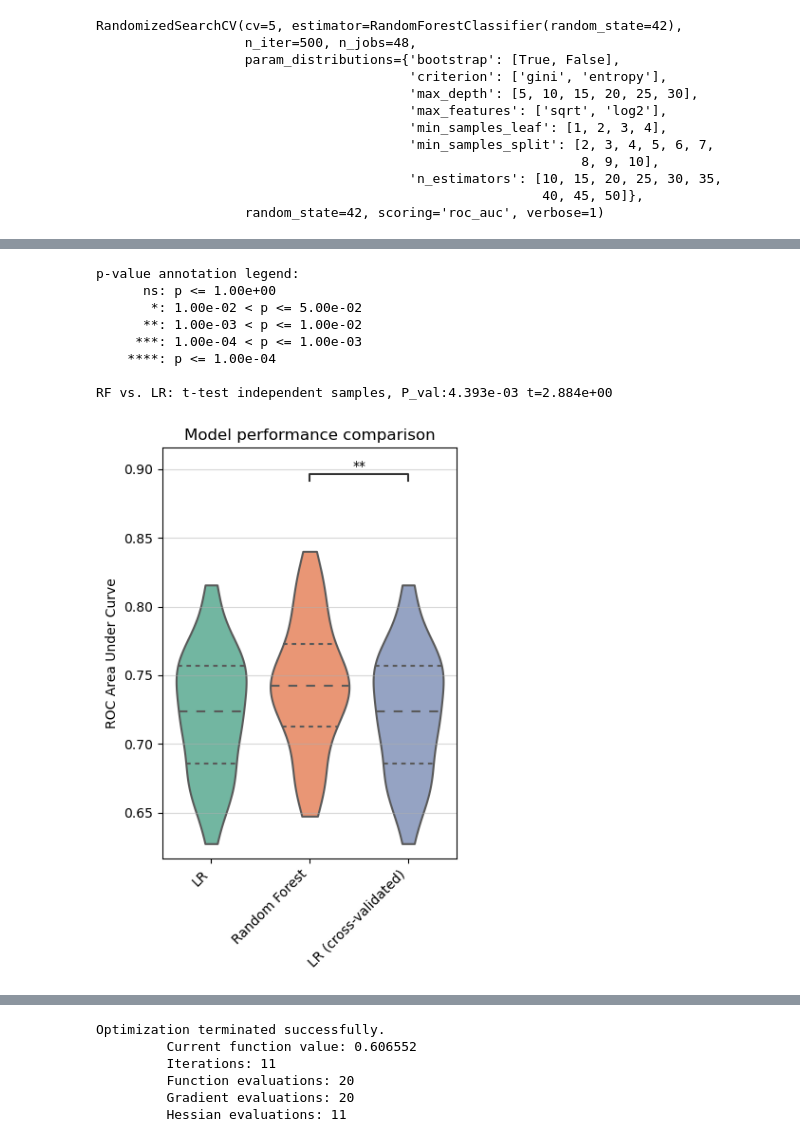
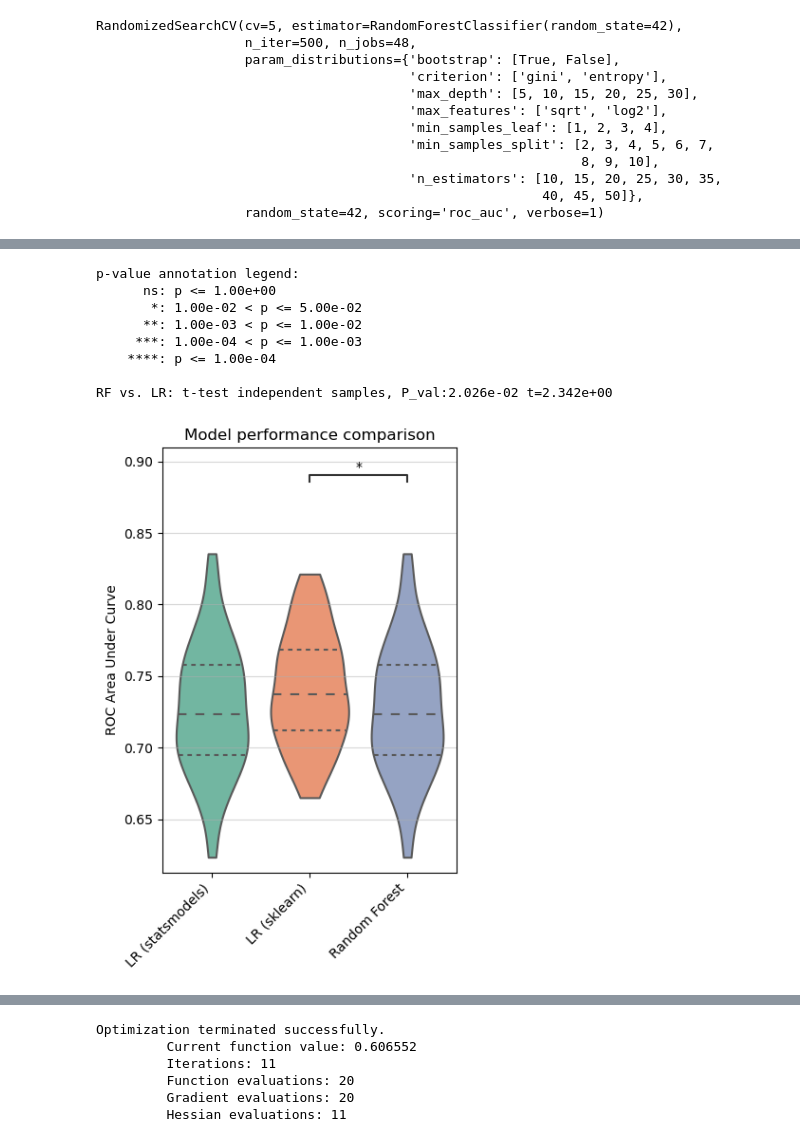
Before and after one commit to valentynbez/thyroid_2023, a Jupyter notebook: analysis.ipynb, the cells around one changed output, grey strips where cells are left out. Drawn from its saved outputs; the diff is of its cells as text; code cells hidden in the pictures.

Commit message:
feat: normalization + feature importances

```diff
--- a/analysis.ipynb
+++ b/analysis.ipynb
@@ -644,6 +644,13 @@ formula
 # %%
 X, y = dm.drop(columns="malignancy"), dm.malignancy
 X_train, X_test, y_train, y_test = train_test_split(X, y, random_state=42)
+# %%
+from sklearn.preprocessing import StandardScaler
+
+scaler = StandardScaler()
+# transform continuous variables age, transverse, anteroposterior, longitudinal, thyr_vol, tsh
+X_train_norm = scaler.fit_transform(X_train)
+X_test_norm = scaler.transform(X_test)
 # %%
 model = sm.Logit(y_train, X_train).fit(method='ncg', maxiter=8000)
 # %% [output]
@@ -737,7 +744,7 @@ param_grid = {
 # random search
 rf_random = RandomizedSearchCV(estimator=rf, param_distributions=param_grid, n_iter=500, cv=5, verbose=1, random_state=42, n_jobs=48, scoring="roc_auc")
 
-rf_random.fit(X_train, y_train)
+rf_random.fit(X_train_norm, y_train)
 # %% [output]
 Fitting 5 folds for each of 500 candidates, totalling 2500 fits
 RandomizedSearchCV(cv=5, estimator=RandomForestClassifier(random_state=42),
@@ -760,17 +767,17 @@ lr = LogisticRegression(random_state=42, max_iter=10000)
 
 # search grid
 param_grid = {
-    "penalty": ["l1", "l2", "elasticnet", "none"],
+    "penalty": ["l1", "l2", "elasticnet"],
     "dual": [True, False],
     "C": [0.001, 0.01, 0.1, 1, 10, 100, 1000],
     "fit_intercept" : [True],
     "intercept_scaling" : [1, 10, 100, 1000],
     "class_weight" : [None, "balanced"],
-    "solver" : ["newton-cg", "lbfgs", "liblinear", "sag", "saga"]
+    "solver" : ["liblinear", "sag", "saga"]
 }
 
 # random search
 lr_random = RandomizedSearchCV(estimator=lr, param_distributions=param_grid, n_iter=3000, cv=5, verbose=1, random_state=42, n_jobs=16, scoring="roc_auc")
 
-lr_random.fit(X_train, y_train)
+lr_random.fit(X_train_norm, y_train)
 # %% [output]
@@ -813,13 +817,13 @@ from collections import defaultdict
 
 # LR
 best_lr = lr_random.best_estimator_
-best_lr.fit(X_train, y_train)
-preds = pd.Series(best_lr.predict_proba(X_test)[:, 1], index=X_test.index)
+best_lr.fit(X_train_norm, y_train)
+preds = pd.Series(best_lr.predict_proba(X_test_norm)[:, 1], index=X_test.index)
 
 # RF
 tuned_rf = rf_random.best_estimator_
-tuned_rf.fit(X_train, y_train)
-tuned_rf_preds = pd.Series(tuned_rf.predict_proba(X_test)[:, 1], index=X_test.index)
+tuned_rf.fit(X_train_norm, y_train)
+tuned_rf_preds = pd.Series(tuned_rf.predict_proba(X_test_norm)[:, 1], index=X_test.index)
 
 # Reg
 preds = model.predict(X_test)
@@ -874,36 +878,36 @@ sns.violinplot(data=bootstrap_scores, ax=ax, inner="quartile", palette="Set2", s
 ax.set_xticklabels(ax.get_xticklabels(), rotation=45, ha="right")
 # change y axis label
 ax.set_ylabel("ROC Area Under Curve")
 ax.set_title("Model performance comparison")
 # adjust figure to look nice
 
 
 pairs = [("LR", "RF")]
 
 annotator = Annotator(ax, pairs, data=bootstrap_scores, order=order, plot="violinplot")
 annotator.configure(test='t-test_ind', text_format='star', loc='inside')
 annotator.apply_and_annotate()
 
 # add grid
 ax.grid(axis="y", alpha=0.5)
 
 # rename x labels
-ax.set_xticklabels(["LR", "Random Forest", "LR (cross-validated)"])
+ax.set_xticklabels(["LR (statsmodels)",  "LR (sklearn)", "Random Forest"])
 
 fig.tight_layout()
 
 
 fig.savefig("figures/model_comparison.png", dpi=1200, bbox_inches="tight");
 # %% [output]
 p-value annotation legend:
       ns: p <= 1.00e+00
        *: 1.00e-02 < p <= 5.00e-02
       **: 1.00e-03 < p <= 1.00e-02
      ***: 1.00e-04 < p <= 1.00e-03
     ****: p <= 1.00e-04
 
-RF vs. LR: t-test independent samples, P_val:4.393e-03 t=2.884e+00
+RF vs. LR: t-test independent samples, P_val:2.026e-02 t=2.342e+00
-[figure, old version]
+[figure, new version]
 # %%
 # make a calibration plots for 3 models
 # calibrate Random Forest
```
Also changed, not shown: parts of 5 cells of this notebook, 4 other files.
